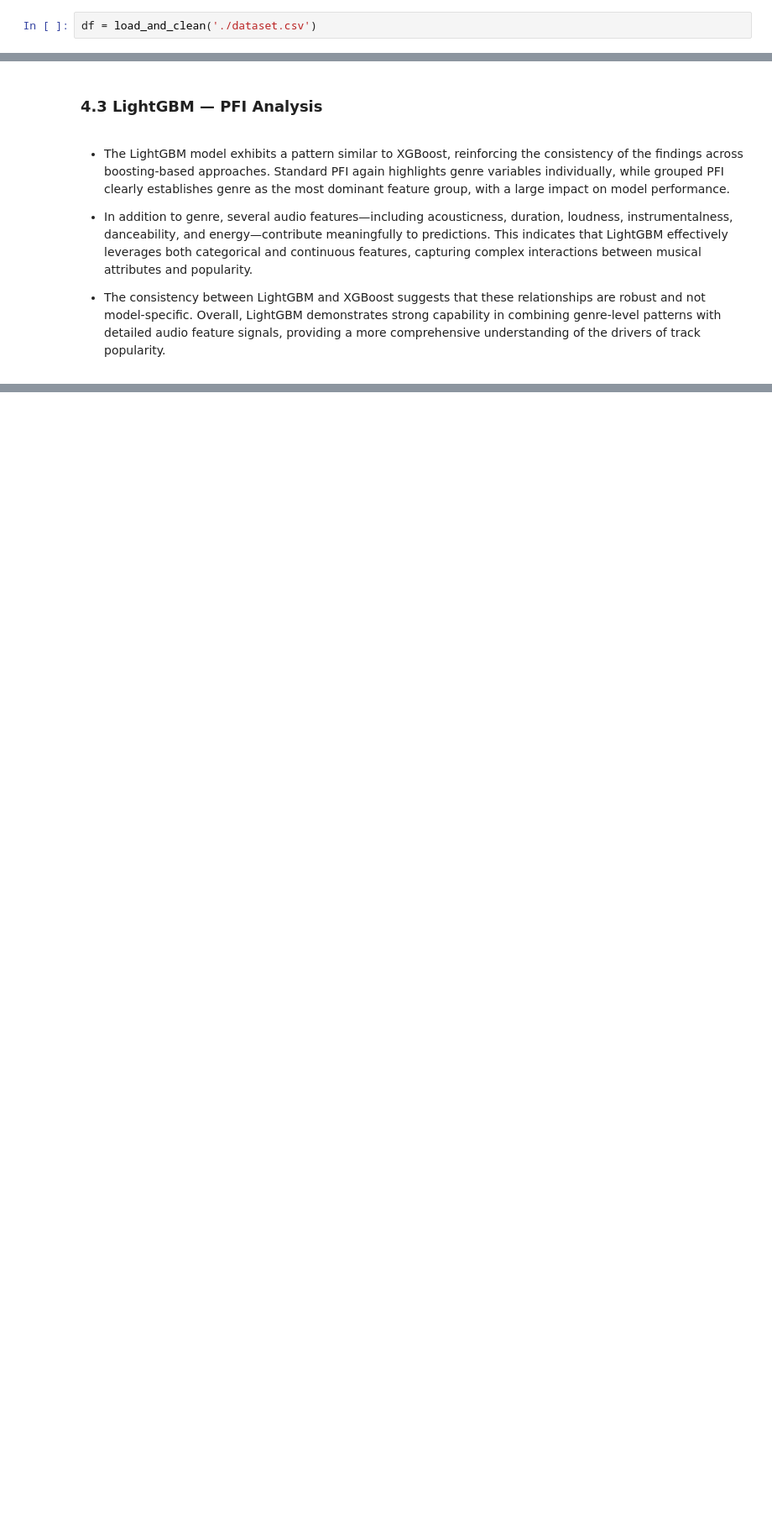
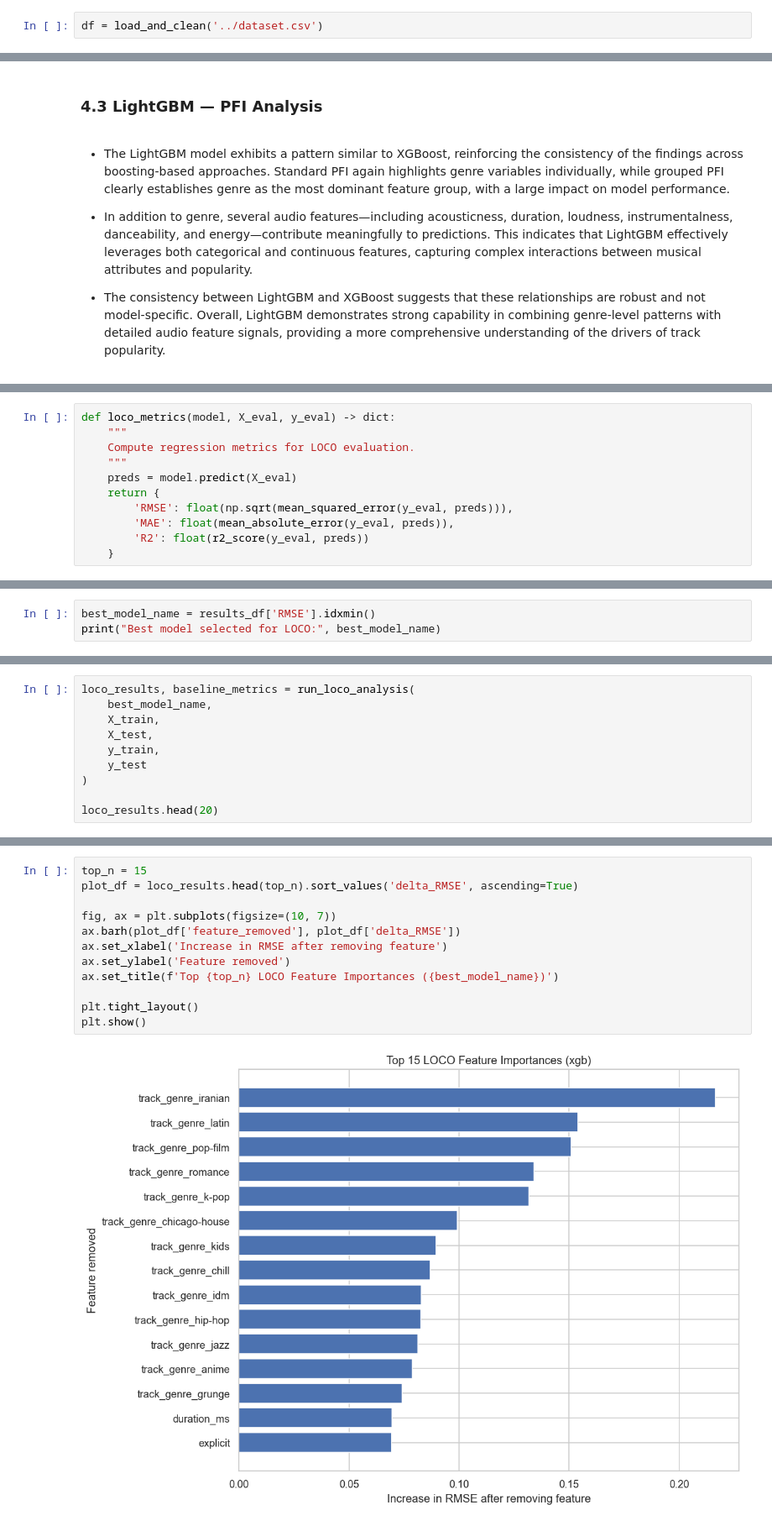
Before and after one commit to Hrithik-Kannan-Krishnan/SoundCheck, a Jupyter notebook: notebooks/spotify_xai.ipynb, the cells around one changed output, grey strips where cells are left out. Shown at 84% size. Cells and saved outputs as stored; diff of their text form; blank space fills up the shorter version.

```diff
--- a/notebooks/spotify_xai.ipynb
+++ b/notebooks/spotify_xai.ipynb
@@ -43,7 +45,7 @@ Setup complete.
 # %% [markdown]
 ### 1.1 Load and Clean
 # %%
-df = load_and_clean('./dataset.csv')
+df = load_and_clean('../dataset.csv')
 # %% [output]
 ============================================================
   Data Loading & Cleaning
@@ -424,0 +491,11 @@ Top 15 features by standard PFI (r2) — RandomForest
+# %%
+def loco_metrics(model, X_eval, y_eval) -> dict:
+    """
+    Compute regression metrics for LOCO evaluation.
+    """
+    preds = model.predict(X_eval)
+    return {
+        'RMSE': float(np.sqrt(mean_squared_error(y_eval, preds))),
+        'MAE': float(mean_absolute_error(y_eval, preds)),
+        'R2': float(r2_score(y_eval, preds))
+    }
@@ -424,0 +634,3 @@ Top 15 features by standard PFI (r2) — RandomForest
+# %%
+best_model_name = results_df['RMSE'].idxmin()
+print("Best model selected for LOCO:", best_model_name)
@@ -424,0 +641,10 @@ Top 15 features by standard PFI (r2) — RandomForest
+# %%
+loco_results, baseline_metrics = run_loco_analysis(
+    best_model_name,
+    X_train,
+    X_test,
+    y_train,
+    y_test
+)
+
+loco_results.head(20)
@@ -424,0 +679,14 @@ Top 15 features by standard PFI (r2) — RandomForest
+# %%
+top_n = 15
+plot_df = loco_results.head(top_n).sort_values('delta_RMSE', ascending=True)
+
+fig, ax = plt.subplots(figsize=(10, 7))
+ax.barh(plot_df['feature_removed'], plot_df['delta_RMSE'])
+ax.set_xlabel('Increase in RMSE after removing feature')
+ax.set_ylabel('Feature removed')
+ax.set_title(f'Top {top_n} LOCO Feature Importances ({best_model_name})')
+
+plt.tight_layout()
+plt.show()
+# %% [output]
+[figure, added]
```
Also changed, not shown: parts of 34 cells of this notebook.
